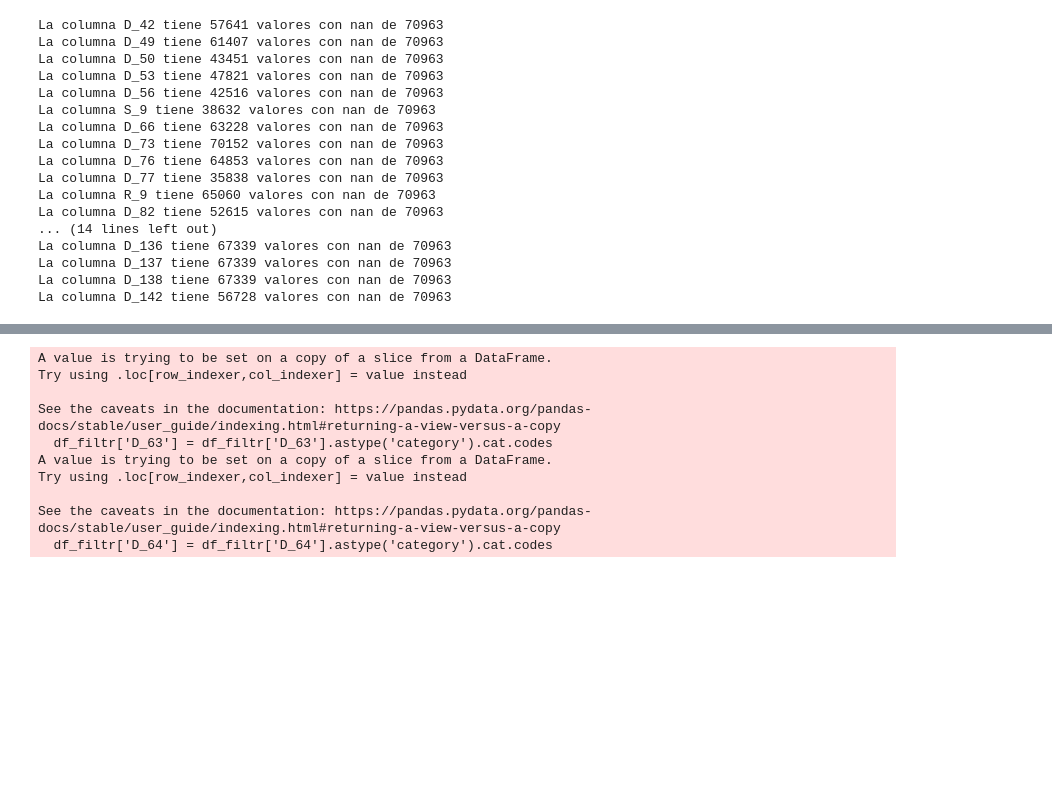
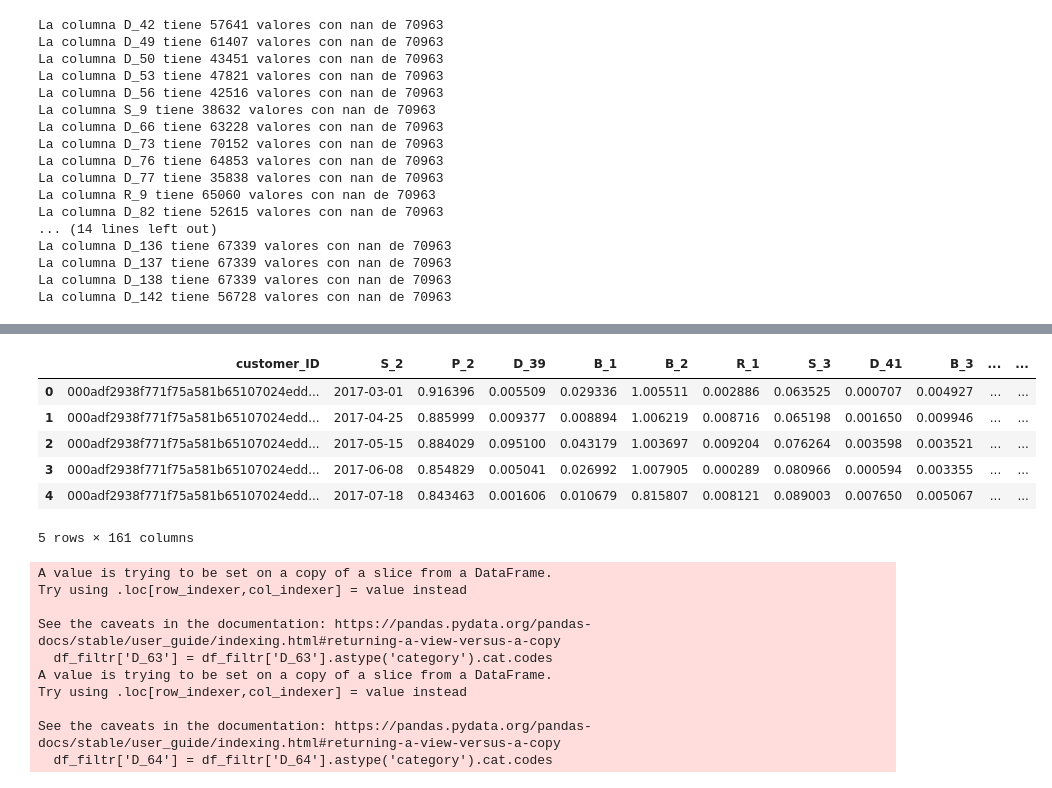
Before and after one commit to arielaragon/MLA, a Jupyter notebook: ProyectoIntegrador_HectorAragon.ipynb, the cells around one changed output, grey strips where cells are left out. Cells and saved outputs as stored; diff of their text form; code cells hidden in the pictures; blank space fills up the shorter version.

```diff
--- a/ProyectoIntegrador_HectorAragon.ipynb
+++ b/ProyectoIntegrador_HectorAragon.ipynb
@@ -158 +104,13 @@ df_filtr
+# %%
+# Finalmente nos quedamos con las columnas seleccionadas por el proceso anterior.
+df_filtr=df[columnas_validas]
+df_filtr.head()
+# %% [output]
+|  | customer_ID | S_2 | P_2 | D_39 | B_1 | B_2 | R_1 | S_3 | D_41 | B_3 | ... | ... |
+| 0 | 000adf2938f771f75a581b65107024edd... | 2017-03-01 | 0.916396 | 0.005509 | 0.029336 | 1.005511 | 0.002886 | 0.063525 | 0.000707 | 0.004927 | ... | ... |
+| 1 | 000adf2938f771f75a581b65107024edd... | 2017-04-25 | 0.885999 | 0.009377 | 0.008894 | 1.006219 | 0.008716 | 0.065198 | 0.001650 | 0.009946 | ... | ... |
+| 2 | 000adf2938f771f75a581b65107024edd... | 2017-05-15 | 0.884029 | 0.095100 | 0.043179 | 1.003697 | 0.009204 | 0.076264 | 0.003598 | 0.003521 | ... | ... |
+| 3 | 000adf2938f771f75a581b65107024edd... | 2017-06-08 | 0.854829 | 0.005041 | 0.026992 | 1.007905 | 0.000289 | 0.080966 | 0.000594 | 0.003355 | ... | ... |
+| 4 | 000adf2938f771f75a581b65107024edd... | 2017-07-18 | 0.843463 | 0.001606 | 0.010679 | 0.815807 | 0.008121 | 0.089003 | 0.007650 | 0.005067 | ... | ... |
+5 rows × 161 columns
 # %%
```
Also changed, not shown: parts of 47 cells of this notebook.
